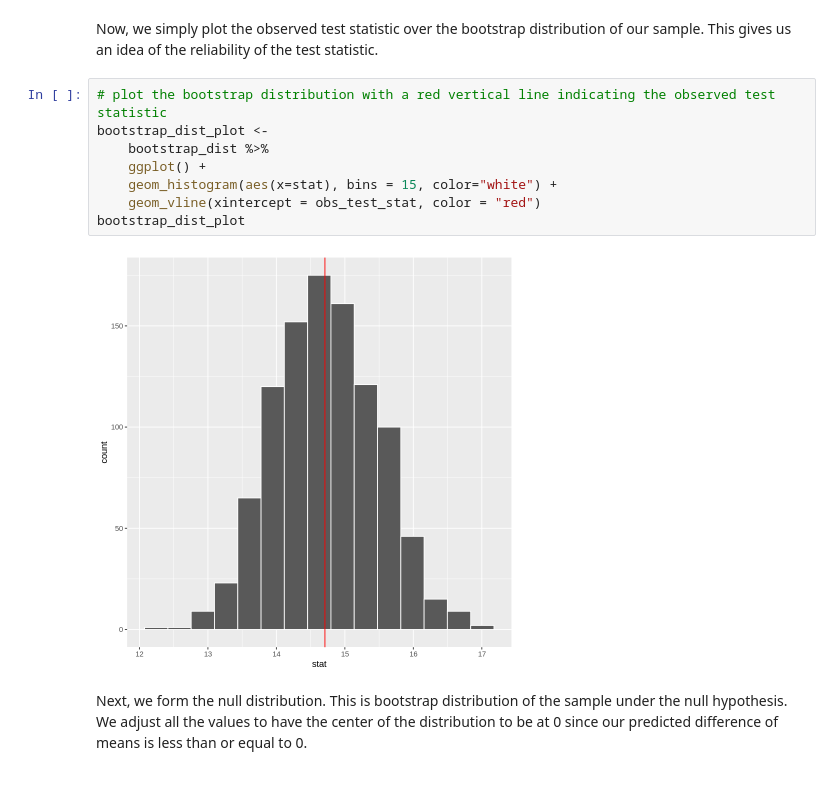
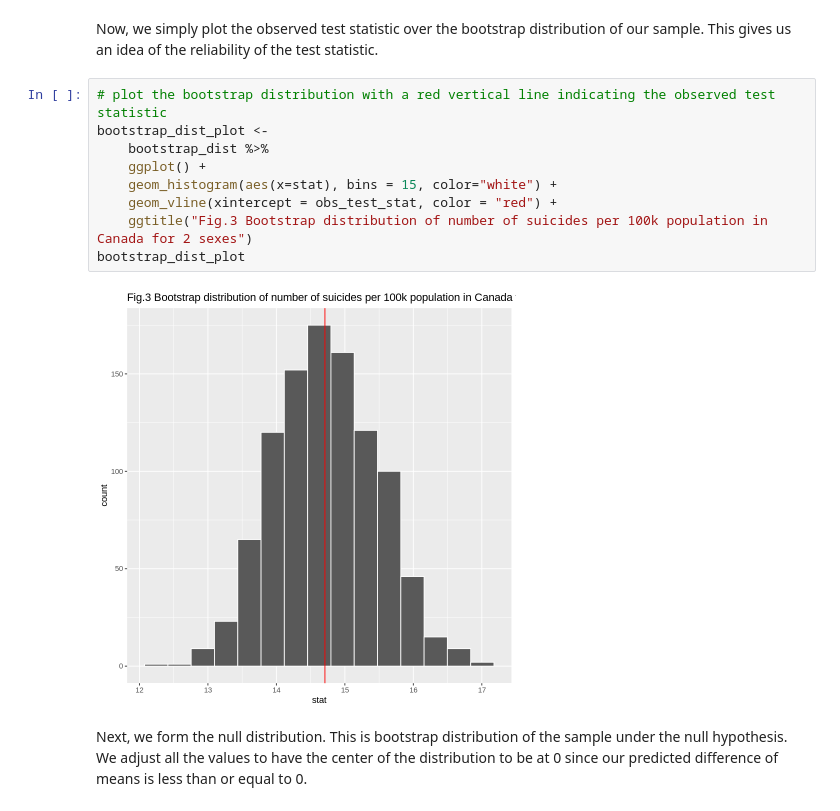
Before and after one commit to agoel25/stat_201_group_11, a Jupyter notebook: Final report.ipynb, the cells around one changed output. Drawn from its saved outputs; the diff is of its cells as text.

Commit message:
add figure labels

```diff
--- a/Final report.ipynb
+++ b/Final report.ipynb
@@ -189,13 +172,14 @@ Now, we simply plot the observed test statistic over the bootstrap distribution
 # %%
 # plot the bootstrap distribution with a red vertical line indicating the observed test statistic
 bootstrap_dist_plot <-
     bootstrap_dist %>%
     ggplot() +
     geom_histogram(aes(x=stat), bins = 15, color="white") +
-    geom_vline(xintercept = obs_test_stat, color = "red")
+    geom_vline(xintercept = obs_test_stat, color = "red") +
+    ggtitle("Fig.3 Bootstrap distribution of number of suicides per 100k population in Canada for 2 sexes")
 bootstrap_dist_plot
 # %% [output]
-[figure, old version]
+[figure, new version]
 # %% [markdown]
 Next, we form the null distribution. This is bootstrap distribution of the sample under the null hypothesis. We adjust all the values to have the center of the distribution to be at 0 since our predicted difference of means is less than or equal to 0.
 # %%
```
Also changed, not shown: parts of 5 cells of this notebook.
